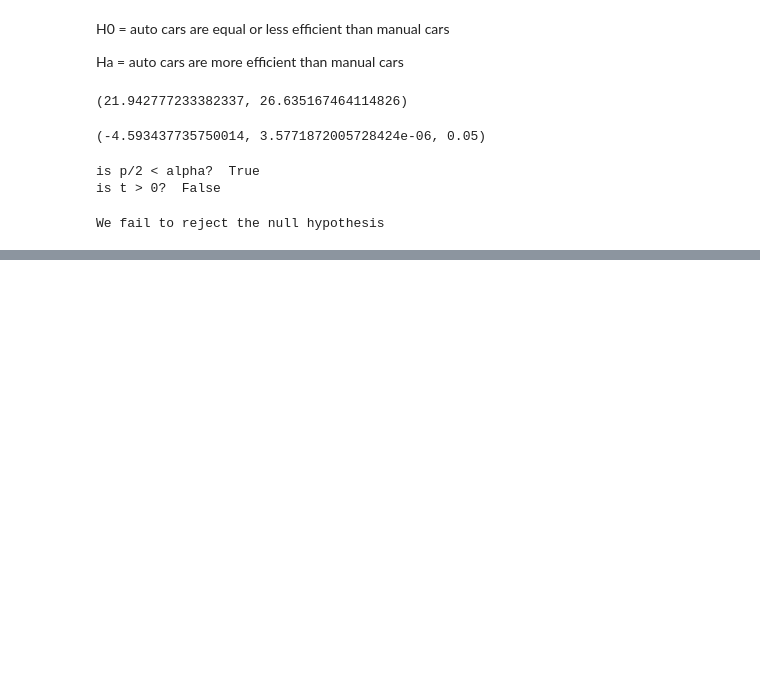
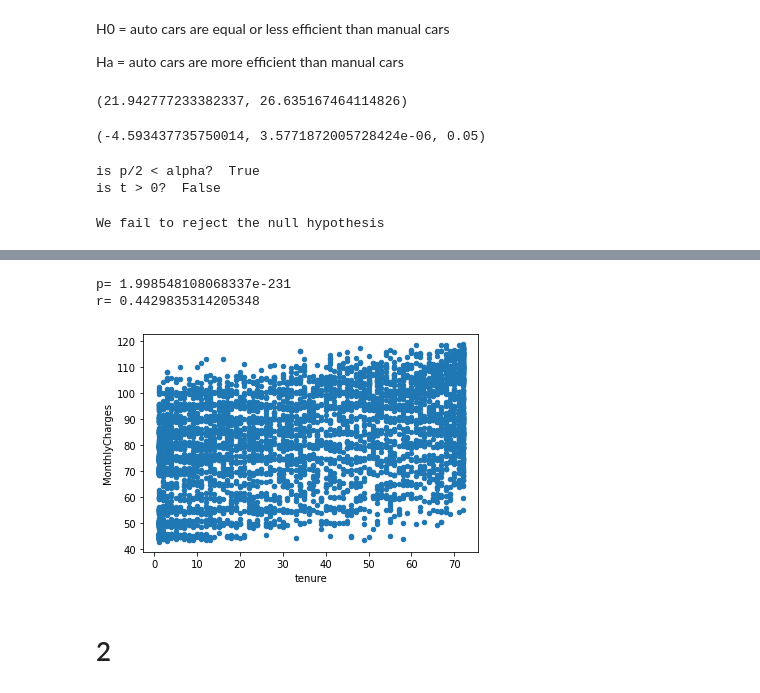
Before and after one commit to Jgardin875/statistics-exercises, a Jupyter notebook: hypothesis_testing.ipynb, the cells around one changed output, grey strips where cells are left out. Saved outputs shown, nothing was run; the diff lists cells and outputs as text; code cells hidden in the pictures; blank space fills up the shorter version.

```diff
--- a/hypothesis_testing.ipynb
+++ b/hypothesis_testing.ipynb
@@ -174,0 +329,9 @@ We fail to reject the null hypothesis
+# %%
+r, p = stats.pearsonr(control.tenure, control.MonthlyCharges)
+control.plot.scatter(x='tenure', y='MonthlyCharges')
+print('p=', p)
+print('r=', r)
+# %% [output]
+p= 1.998548108068337e-231
+r= 0.4429835314205348
+[figure, added]
@@ -174,0 +340,2 @@ We fail to reject the null hypothesis
+# %% [markdown]
+# 2
```
Also changed, not shown: parts of 82 cells of this notebook.
